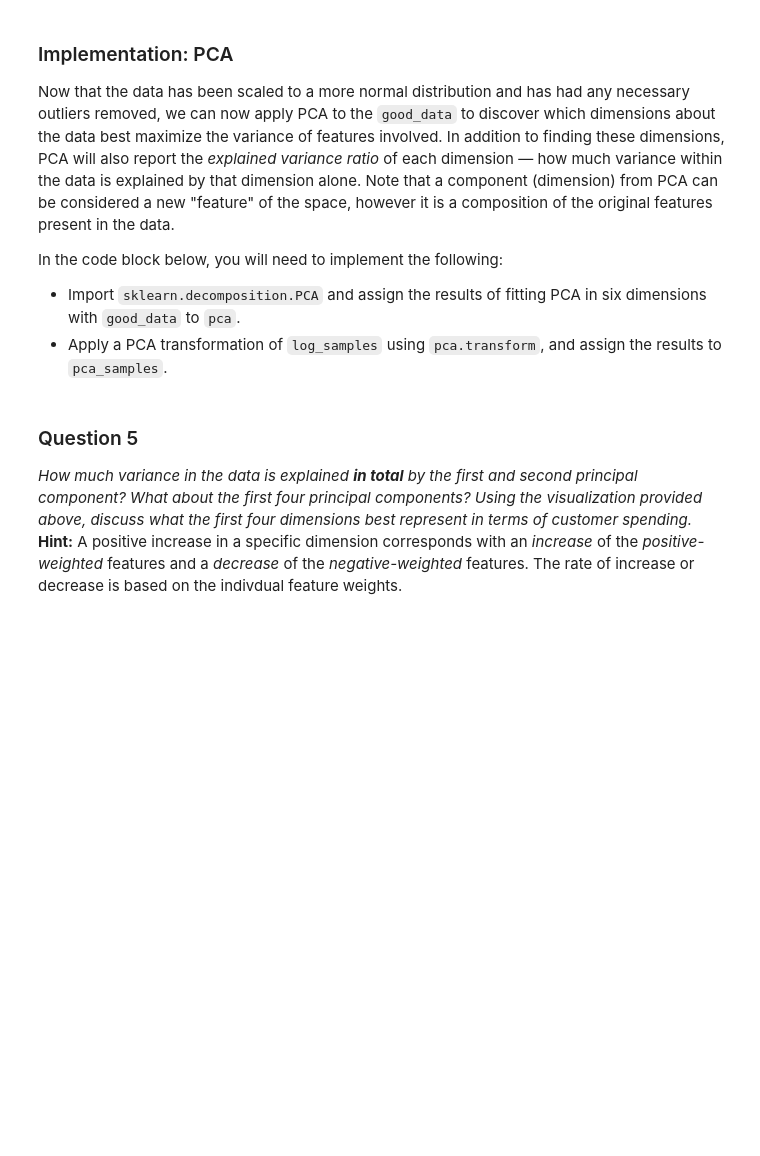
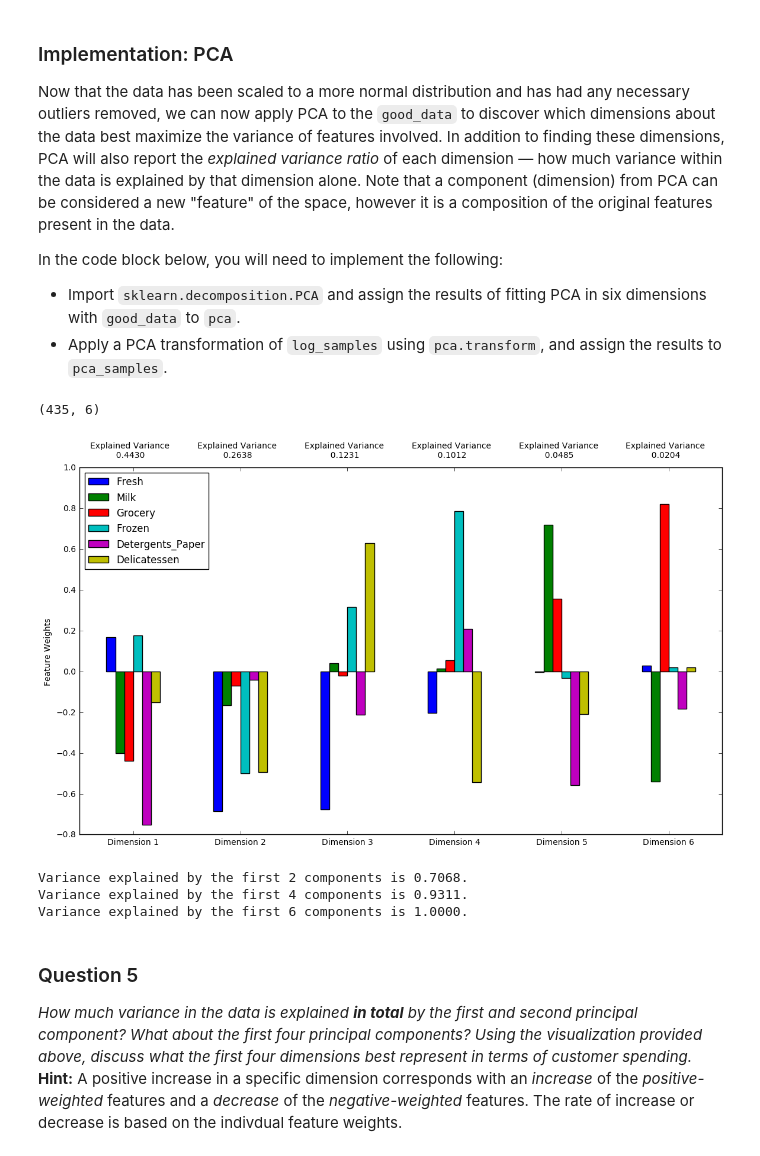
Before and after one commit to torenunez/machine-learning, a Jupyter notebook: projects/customer_segments/customer_segments.ipynb, the cells around one changed output. Drawn from its saved outputs; the diff is of its cells as text; code cells hidden in the pictures; blank space fills up the shorter version.

```diff
--- a/projects/customer_segments/customer_segments.ipynb
+++ b/projects/customer_segments/customer_segments.ipynb
@@ -294,15 +294,30 @@ Now that the data has been scaled to a more normal distribution and has had any
 In the code block below, you will need to implement the following:
  - Import `sklearn.decomposition.PCA` and assign the results of fitting PCA in six dimensions with `good_data` to `pca`.
  - Apply a PCA transformation of `log_samples` using `pca.transform`, and assign the results to `pca_samples`.
+# %%
+good_data.shape
+# %% [output]
+(435, 6)
 # %%
+from sklearn.decomposition import PCA
 # TODO: Apply PCA by fitting the good data with the same number of dimensions as features
-pca = None
+pca = PCA(n_components=6)
+pca.fit(good_data)
 
 # TODO: Transform log_samples using the PCA fit above
-pca_samples = None
+pca_samples = pca.transform(log_samples)
 
 # Generate PCA results plot
 pca_results = vs.pca_results(good_data, pca)
+# %% [output]
+[figure, added]
+# %%
+for i in [2,4,6]:
+    print("Variance explained by the first {} components is {:1.4f}.".format(i,sum(pca.explained_variance_ratio_[:i])))
+# %% [output]
+Variance explained by the first 2 components is 0.7068.
+Variance explained by the first 4 components is 0.9311.
+Variance explained by the first 6 components is 1.0000.
 # %% [markdown]
 ### Question 5
 *How much variance in the data is explained* ***in total*** *by the first and second principal component? What about the first four principal components? Using the visualization provided above, discuss what the first four dimensions best represent in terms of customer spending.*
```
Also changed, not shown: parts of 7 cells of this notebook.
